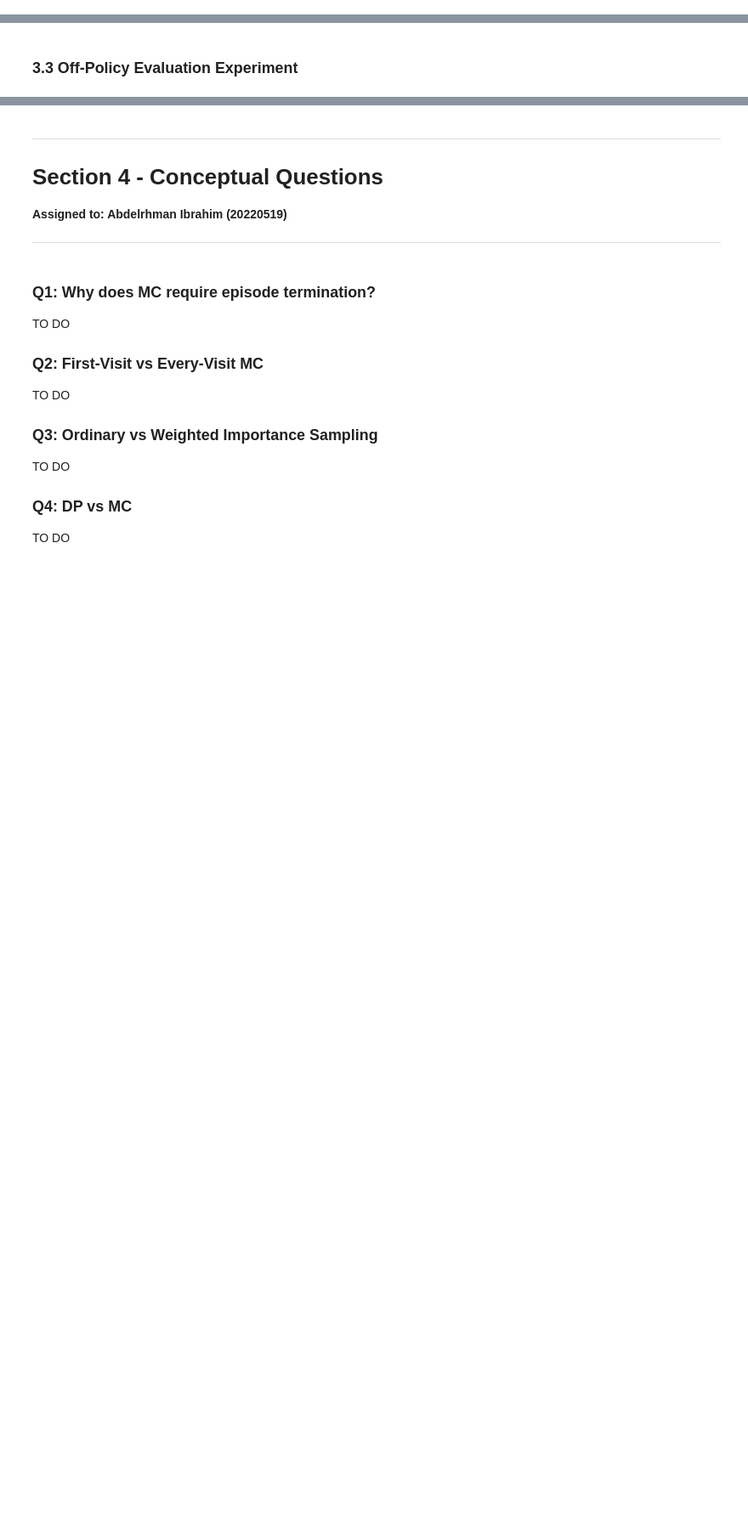
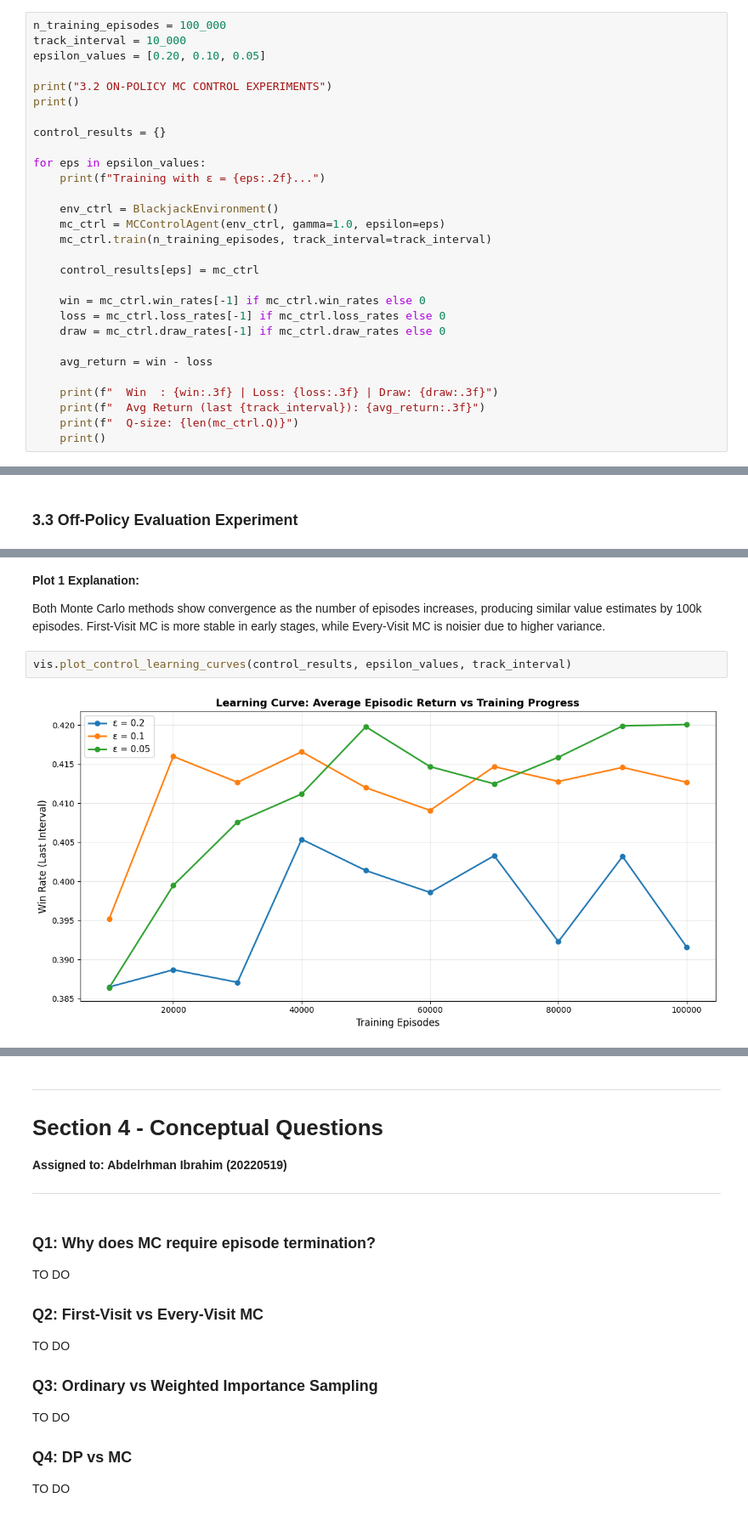
Before and after one commit to MoazGehad/DP_Reinforcement_Learning, a Jupyter notebook: Assignment2_MC_RL.ipynb, the cells around one changed output, grey strips where cells are left out. Shown at 85% size. Saved outputs shown, nothing was run; the diff lists cells and outputs as text; blank space fills up the shorter version.

```diff
--- a/Assignment2_MC_RL.ipynb
+++ b/Assignment2_MC_RL.ipynb
@@ -674,2 +903,31 @@ Done: 6.02s
 # %% [markdown]
 ### 3.2 On-Policy Control Experiment
+# %%
+n_training_episodes = 100_000
+track_interval = 10_000
+epsilon_values = [0.20, 0.10, 0.05]
+
+print("3.2 ON-POLICY MC CONTROL EXPERIMENTS")
+print()
+
+control_results = {}
+
+for eps in epsilon_values:
+    print(f"Training with ε = {eps:.2f}...")
+
+    env_ctrl = BlackjackEnvironment()
+    mc_ctrl = MCControlAgent(env_ctrl, gamma=1.0, epsilon=eps)
+    mc_ctrl.train(n_training_episodes, track_interval=track_interval)
+
+    control_results[eps] = mc_ctrl
+
+    win = mc_ctrl.win_rates[-1] if mc_ctrl.win_rates else 0
+    loss = mc_ctrl.loss_rates[-1] if mc_ctrl.loss_rates else 0
+    draw = mc_ctrl.draw_rates[-1] if mc_ctrl.draw_rates else 0
+
+    avg_return = win - loss
+
+    print(f"  Win  : {win:.3f} | Loss: {loss:.3f} | Draw: {draw:.3f}")
+    print(f"  Avg Return (last {track_interval}): {avg_return:.3f}")
+    print(f"  Q-size: {len(mc_ctrl.Q)}")
+    print()
@@ -677,0 +1055,8 @@ Done: 6.02s
+# %% [markdown]
+**Plot 1 Explanation:**
+
+Both Monte Carlo methods show convergence as the number of episodes increases, producing similar value estimates by 100k episodes. First-Visit MC is more stable in early stages, while Every-Visit MC is noisier due to higher variance.
+# %%
+vis.plot_control_learning_curves(control_results, epsilon_values, track_interval)
+# %% [output]
+[figure, added]
```
Also changed, not shown: parts of 27 cells of this notebook.
